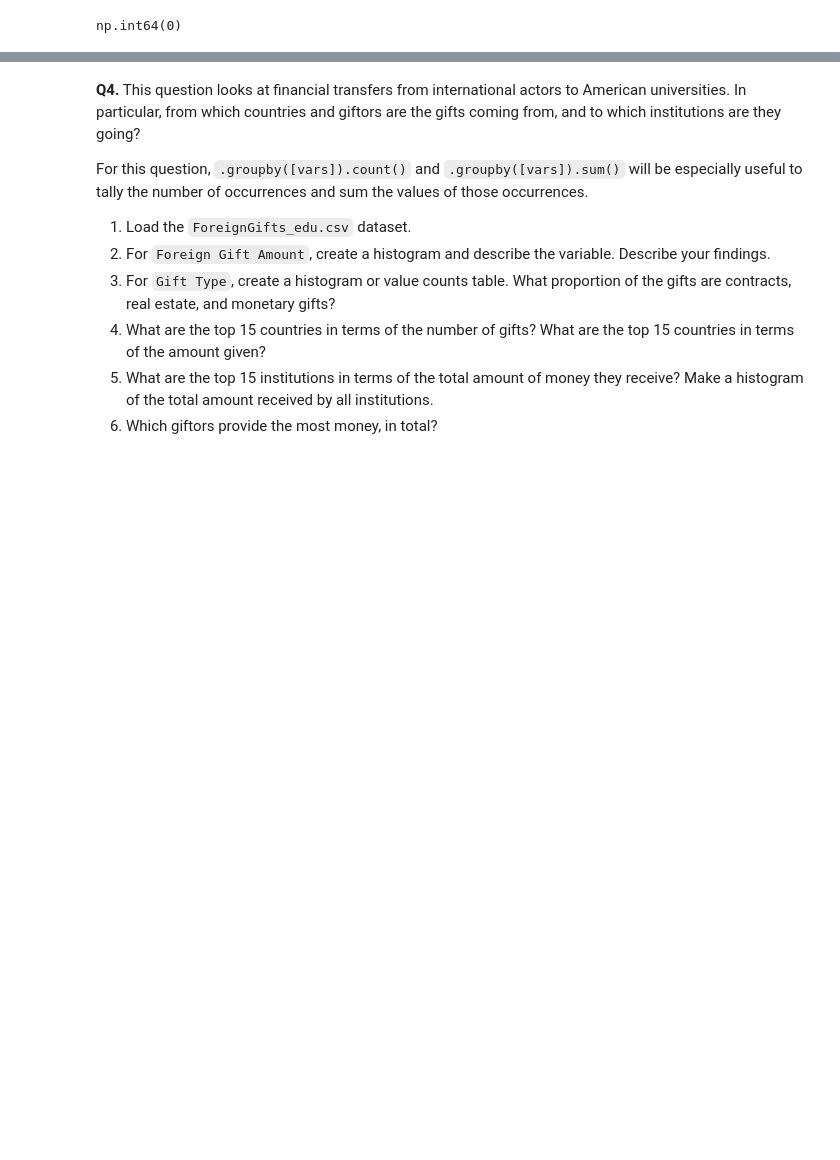
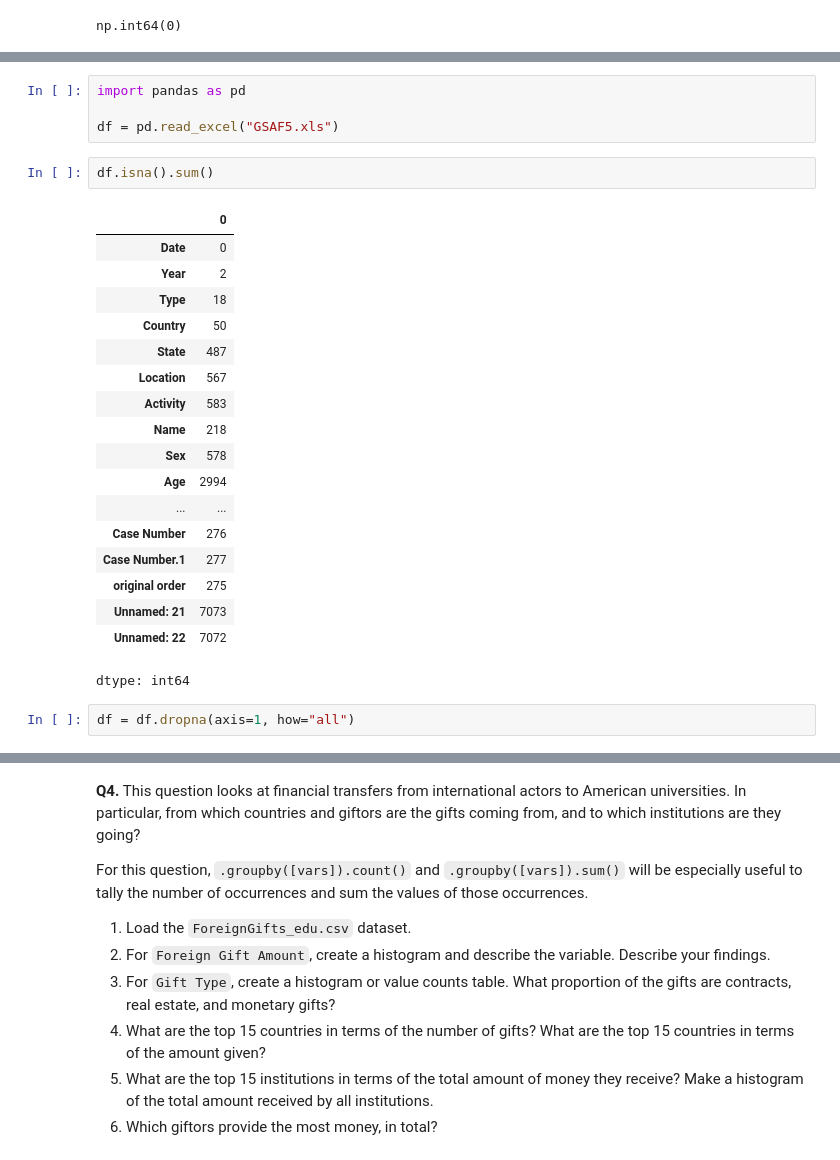
Before and after one commit to pateld07/undergrad_ml_assignments, a Jupyter notebook: 01_assignment_wrangling_and_eda.ipynb, the cells around one changed output, grey strips where cells are left out. Saved outputs shown, nothing was run; the diff lists cells and outputs as text; blank space fills up the shorter version.

```diff
--- a/01_assignment_wrangling_and_eda.ipynb
+++ b/01_assignment_wrangling_and_eda.ipynb
@@ -135,0 +145,27 @@ np.int64(0)
+# %%
+import pandas as pd
+
+df = pd.read_excel("GSAF5.xls")
+# %%
+df.isna().sum()
+# %% [output]
+|  | 0 |
+| Date | 0 |
+| Year | 2 |
+| Type | 18 |
+| Country | 50 |
+| State | 487 |
+| Location | 567 |
+| Activity | 583 |
+| Name | 218 |
+| Sex | 578 |
+| Age | 2994 |
+| ... | ... |
+| Case Number | 276 |
+| Case Number.1 | 277 |
+| original order | 275 |
+| Unnamed: 21 | 7073 |
+| Unnamed: 22 | 7072 |
+dtype: int64
+# %%
+df = df.dropna(axis=1, how="all")
```
Also changed, not shown: parts of 13 cells of this notebook.
